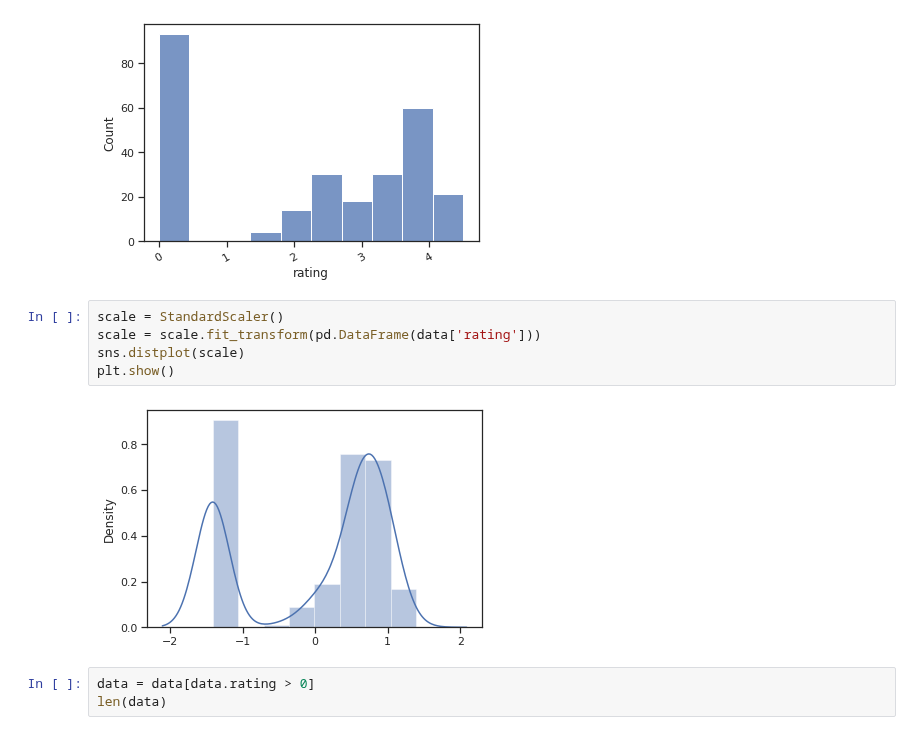
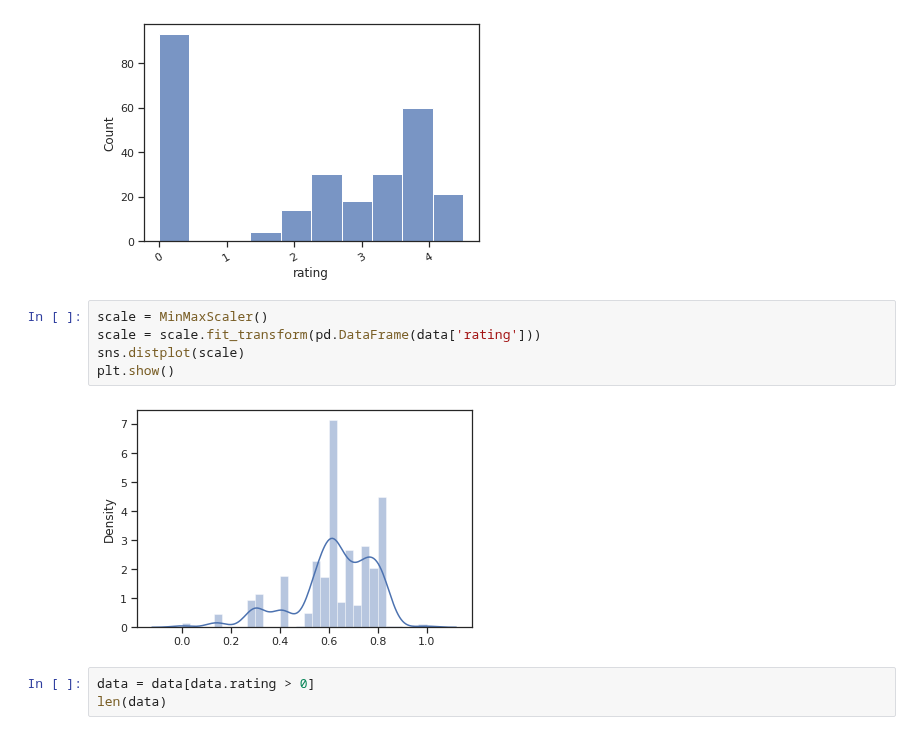
Before and after one commit to 333Kenji/indeedjobscraper, a Jupyter notebook: docs/2_EDA_and_Features.ipynb, the cells around one changed output. Cells and saved outputs as stored; diff of their text form.

```diff
--- a/docs/2_EDA_and_Features.ipynb
+++ b/docs/2_EDA_and_Features.ipynb
@@ -361,12 +361,12 @@ plt.show()
 # %% [output]
 [figure]
 # %%
-scale = StandardScaler()
+scale = MinMaxScaler()
 scale = scale.fit_transform(pd.DataFrame(data['rating']))
 sns.distplot(scale)
 plt.show()
 # %% [output]
-[figure, old version]
+[figure, new version]
 # %%
 data = data[data.rating > 0]
 len(data)
```
Also changed, not shown: parts of 4 cells of this notebook.
